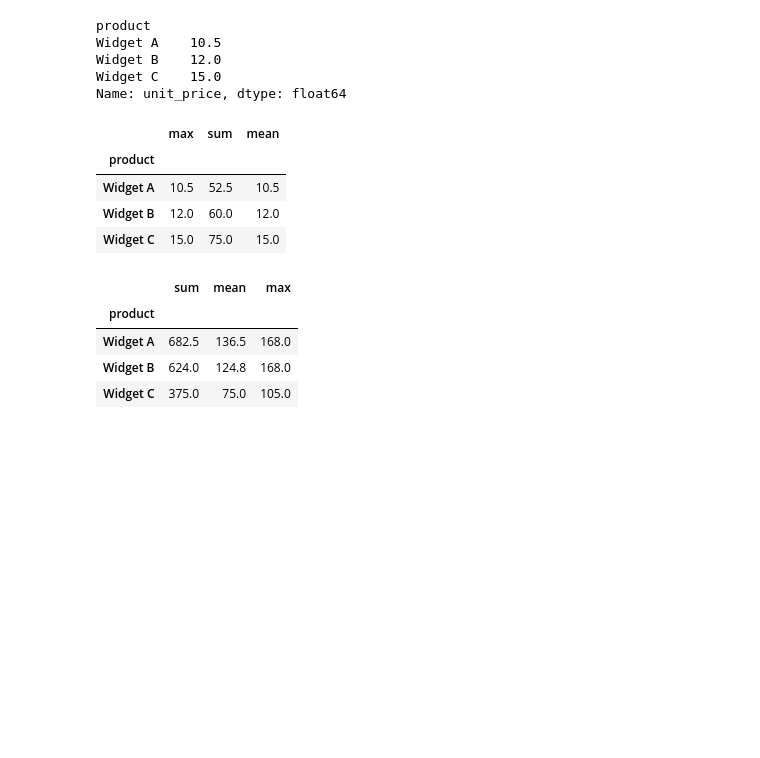
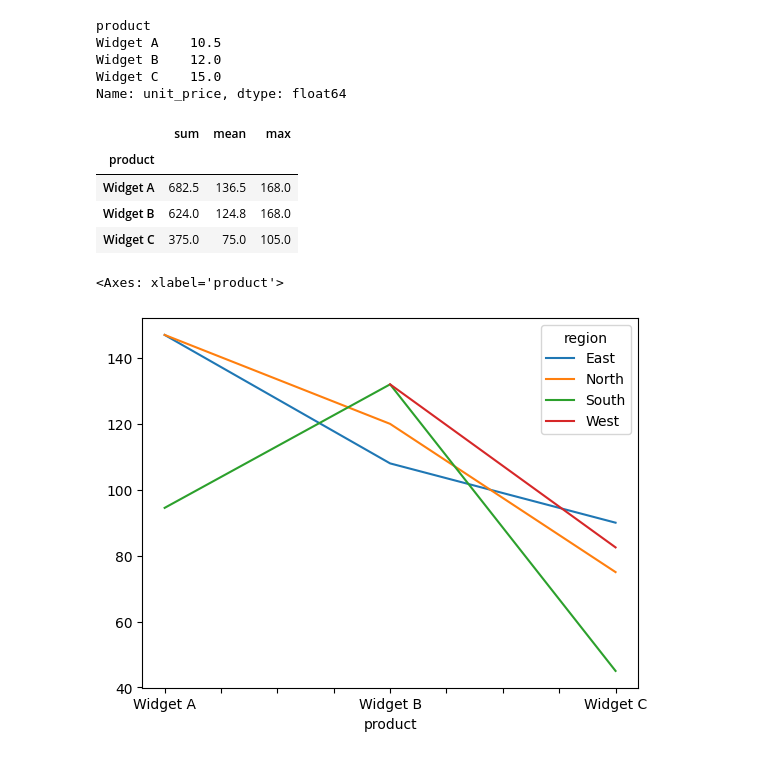
Before and after one commit to Tonnyspiel/css-week-3, a Jupyter notebook: sales-data-analysis.ipynb, the cells around one changed output. Drawn from its saved outputs; the diff is of its cells as text; code cells hidden in the pictures; blank space fills up the shorter version.

```diff
--- a/sales-data-analysis.ipynb
+++ b/sales-data-analysis.ipynb
@@ -157,14 +180,6 @@ Widget A    10.5
 Widget B    12.0
 Widget C    15.0
 Name: unit_price, dtype: float64
-# %%
-df.groupby('product')['unit_price'].agg(['max', 'sum','mean'])
-# %% [output]
-|  | max | sum | mean |
-| product |  |  |  |
-| Widget A | 10.5 | 52.5 | 10.5 |
-| Widget B | 12.0 | 60.0 | 12.0 |
-| Widget C | 15.0 | 75.0 | 15.0 |
 # %%
 df.groupby('product')['Total sales'].agg(['sum', 'mean', 'max'])
 # %% [output]
@@ -173,3 +188,20 @@ df.groupby('product')['Total sales'].agg(['sum', 'mean', 'max'])
 | Widget A | 682.5 | 136.5 | 168.0 |
 | Widget B | 624.0 | 124.8 | 168.0 |
 | Widget C | 375.0 | 75.0 | 105.0 |
+# %%
+df.groupby(['product', 'region']).agg(
+    unit_price_max=('unit_price', 'max'),
+    unit_price_mean=('units_sold', 'max'),
+    total_sales_sum=('Total sales', 'sum')
+).reset_index()
+pivot = df.pivot_table(
+    index='product',
+    columns='region',
+    values='Total sales',
+    aggfunc='mean'
+)
+
+pivot.plot(kind='line')
+# %% [output]
+<Axes: xlabel='product'>
+[figure, added]
```
Also changed, not shown: parts of 2 cells of this notebook.
